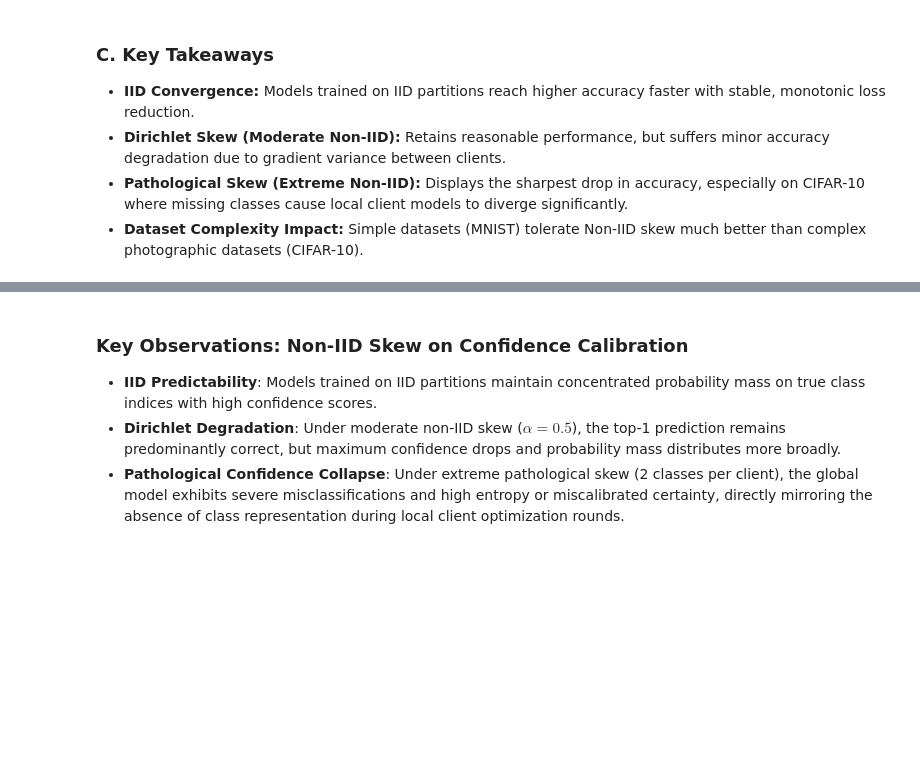
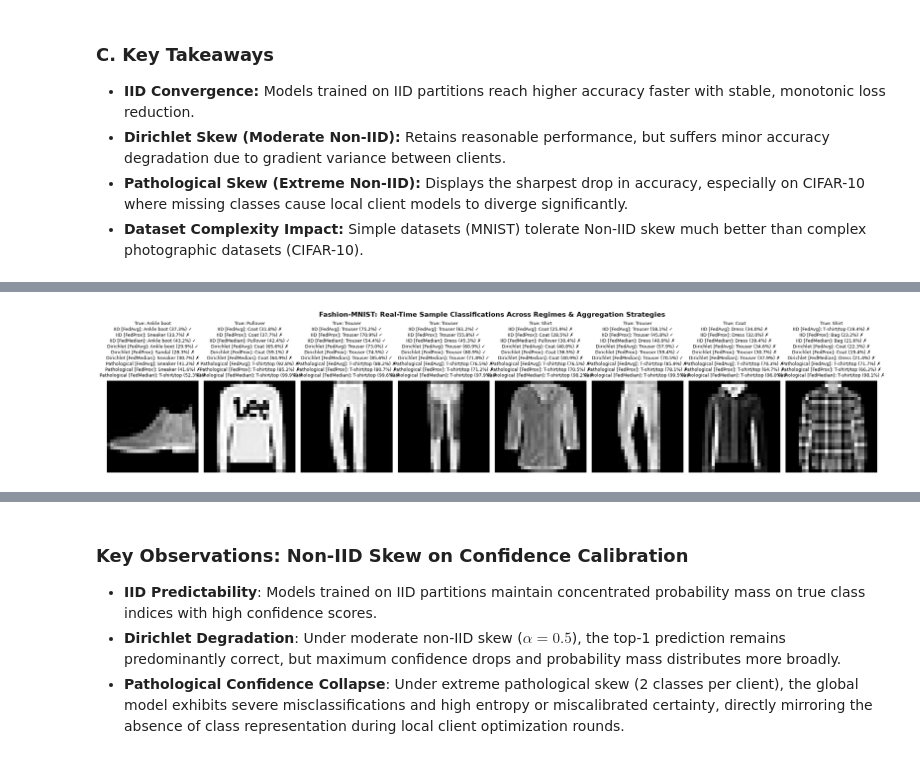
Before and after one commit to bernardbdas/research, a Jupyter notebook: notebooks/00-preliminaries/02-iid-vs-noniid.ipynb, the cells around one changed output, grey strips where cells are left out. Drawn from its saved outputs; the diff is of its cells as text; code cells hidden in the pictures; blank space fills up the shorter version.

```diff
--- a/notebooks/00-preliminaries/02-iid-vs-noniid.ipynb
+++ b/notebooks/00-preliminaries/02-iid-vs-noniid.ipynb
@@ -650,39 +738,50 @@ plt.show()
 # %%
 # Real-time inference and confidence scoring on Fashion-MNIST across aggregators & regimes
 fashion_model_preds = {}
 fashion_model_probs = {}
-if "Fashion-MNIST" in results:
-    for part_name, sub_data in results["Fashion-MNIST"].items():
-        part_short = part_name.split(" (")[0]
-        if isinstance(sub_data, dict) and any(
-            k in sub_data for k in ["FedAvg", "FedProx (μ=0.01)", "FedMedian"]
+
+for reg_label, reg_key, reg_slug in regimes:
+    for agg_label, agg_key, agg_slug in aggregators:
+        model_tag = f"{reg_label} [{agg_label}]"
+        params = None
+
+        if (
+            "results" in globals()
+            and "Fashion-MNIST" in results
+            and reg_key in results["Fashion-MNIST"]
         ):
-            for agg_name, res in sub_data.items():
-                _, params = unpack_history_and_params(res)
-                if params is not None:
-                    preds, confs, probs = predict_with_confidence(
-                        eval_model, params, x_fashion_test[:8]
-                    )
-                    key = f"{part_short} [{agg_name.split()[0]}]"
-                    fashion_model_preds[key] = (preds, confs)
-                    fashion_model_probs[key] = probs
-        else:
-            _, params = unpack_history_and_params(sub_data)
-            if params is not None:
-                preds, confs, probs = predict_with_confidence(
-                    eval_model, params, x_fashion_test[:8]
-                )
-                fashion_model_preds[part_short] = (preds, confs)
-                fashion_model_probs[part_short] = probs
+            sub_data = results["Fashion-MNIST"][reg_key]
+            if isinstance(sub_data, dict) and agg_key in sub_data:
+                _, params = unpack_history_and_params(sub_data[agg_key])
+
+        if params is None:
+            ckpt_file = (
+                Path(CHECKPOINT_DIR)
+                / "fashion-mnist"
+                / f"simple_cnn_fashion-mnist_{reg_slug}_{agg_slug}.msgpack"
+            )
+            if ckpt_file.exists():
+                params = load_model_checkpoint(ckpt_file)["params"]
+
+        if params is not None:
+            preds, confs, probs = predict_with_confidence(
+                eval_model, params, x_fashion_test[:8]
+            )
+            fashion_model_preds[model_tag] = (preds, confs)
+            fashion_model_probs[model_tag] = probs
 
 fig = plot_sample_classifications(
     images=x_fashion_test[:8],
     true_labels=y_fashion_test[:8],
     model_predictions=fashion_model_preds,
     class_names=get_class_names("fashion_mnist"),
     num_samples=8,
     is_cifar=False,
     title="Fashion-MNIST: Real-Time Sample Classifications Across Regimes & Aggregation Strategies",
+    figsize=(18, 6.2),
+    fontsize=7.5,
 )
 plt.show()
+# %% [output]
+[figure, added]
 # %%
```
Also changed, not shown: parts of 8 cells of this notebook, 2 other files.
